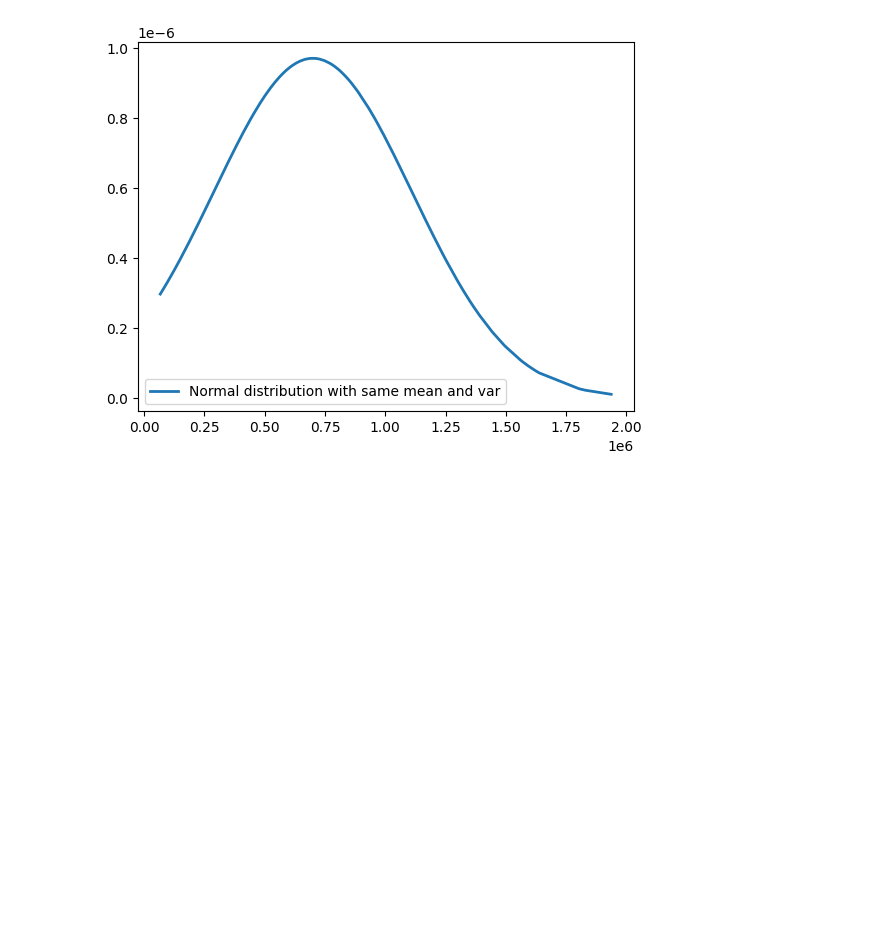
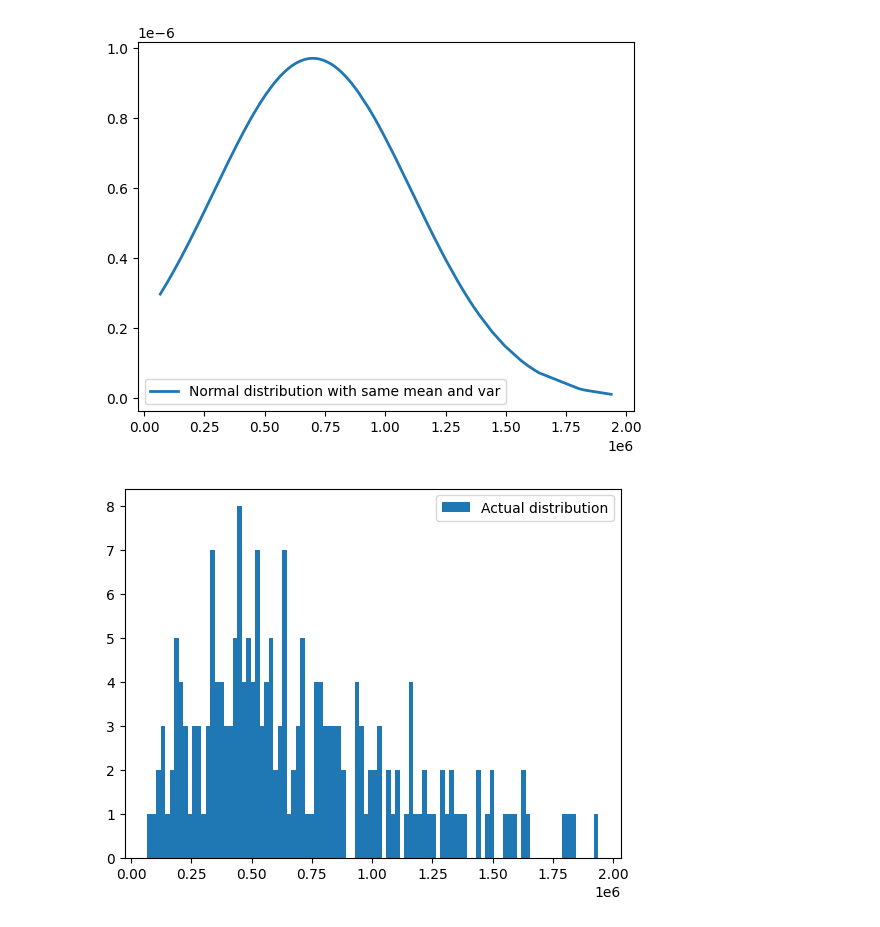
Before and after one commit to Anamikacoder/Anamikacoder, a Jupyter notebook: Dataanalytics.ipynb, the cells around one changed output. Cells and saved outputs as stored; diff of their text form; code cells hidden in the pictures; blank space fills up the shorter version.

```diff
--- a/Dataanalytics.ipynb
+++ b/Dataanalytics.ipynb
@@ -66,3 +116,9 @@ plt.legend()
 plt.show()
 # %% [output]
 [figure]
+# %%
+plt.hist(h,density=False,bins = 100,label="Actual distribution")
+plt.legend()
+plt.show()
+# %% [output]
+[figure, added]
```
Also changed, not shown: parts of 17 cells of this notebook.
